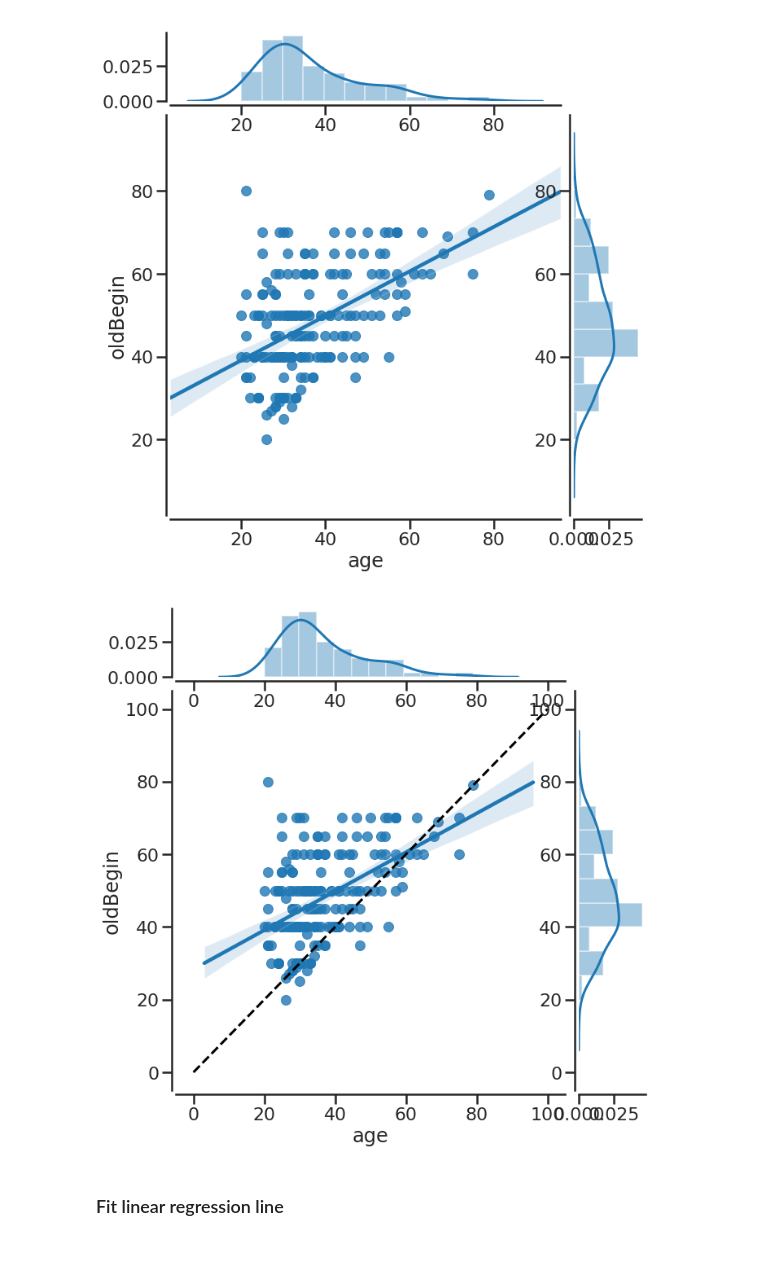
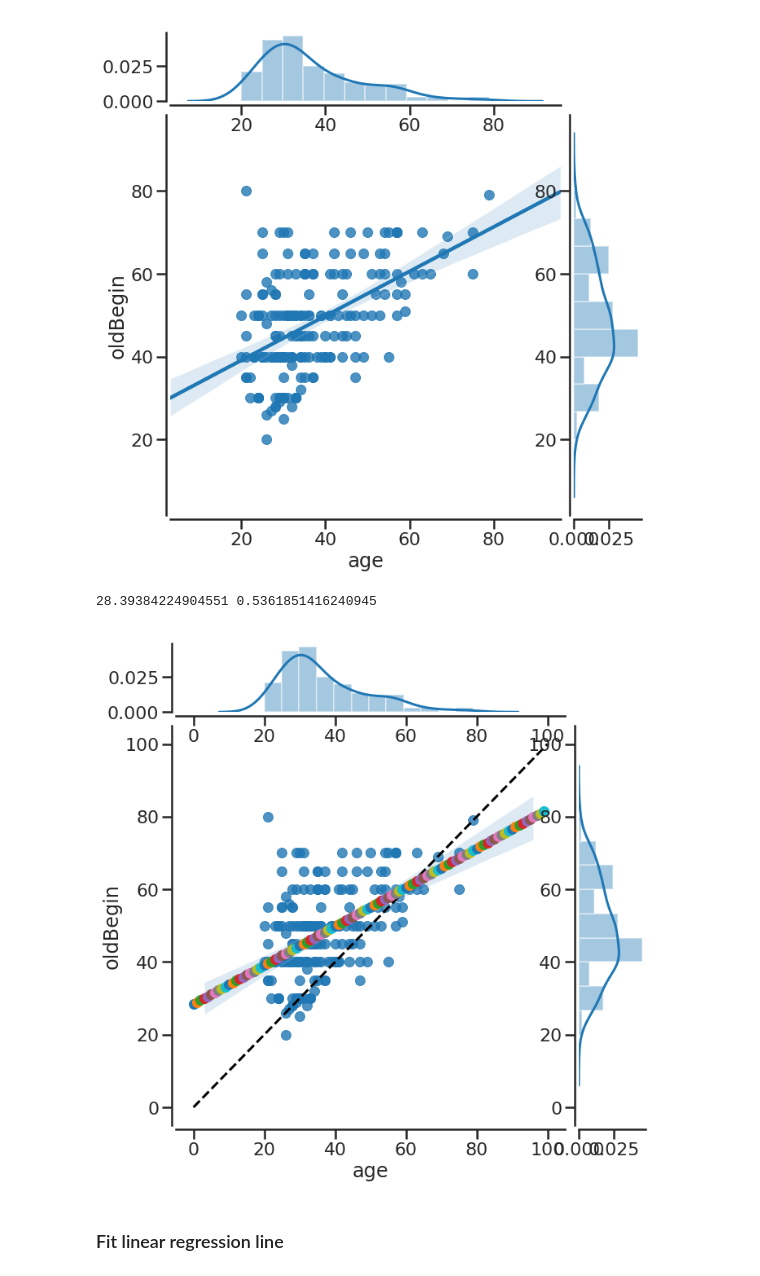
Before and after one commit to mwegrzyn/abbildungenWS1819, a Jupyter notebook: notebooks/age_project_MW.ipynb, the cells around one changed output. Cells and saved outputs as stored; diff of their text form; code cells hidden in the pictures.

```diff
--- a/notebooks/age_project_MW.ipynb
+++ b/notebooks/age_project_MW.ipynb
@@ -197,10 +205,18 @@ plt.show()
+# %%
+slope, intercept, r, p, se = stats.linregress(clean_df.loc[:,'age'],clean_df.loc[:,'oldBegin'])
+# %%
+print(intercept,slope)
+# %% [output]
+28.39384224904551 0.5361851416240945
 # %%
 sns.jointplot("age", "oldBegin", data=clean_df, kind="reg", size=10)
 sns.despine(offset=5)
 plt.plot([0, 100], [0, 100], linestyle='dashed', color='k')
+for x in range(100):
+    plt.plot(x,(intercept+slope*x),'o')
 plt.show()
 # %% [output]
-[figure, old version]
+[figure, new version]
 # %% [markdown]
 ### Fit linear regression line
 # %%
```
Also changed, not shown: parts of 18 cells of this notebook.
